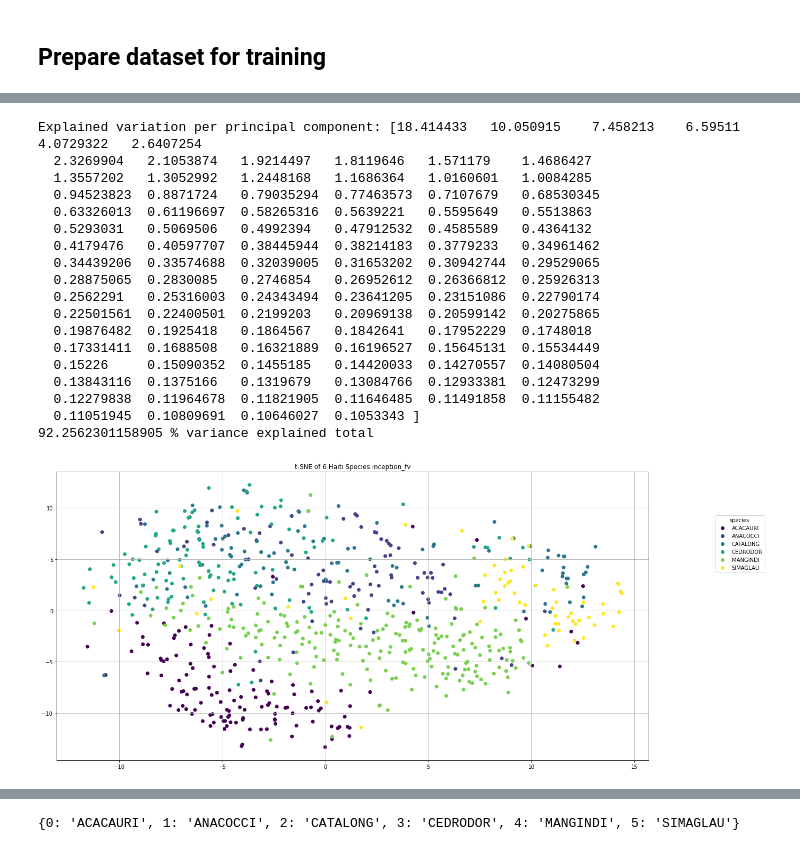
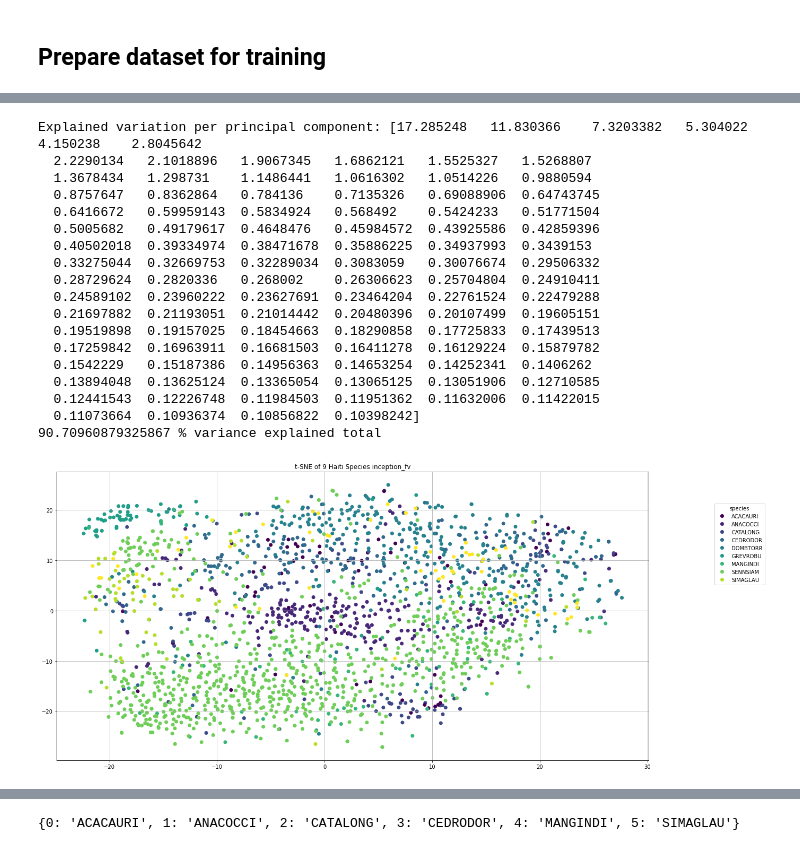
Before and after one commit to Greenstand/treetracker-machine-learning, a Jupyter notebook: species_classification/small_inception.ipynb, the cells around one changed output, grey strips where cells are left out. Cells and saved outputs as stored; diff of their text form; code cells hidden in the pictures.

```diff
--- a/species_classification/small_inception.ipynb
+++ b/species_classification/small_inception.ipynb
@@ -39,11 +39,18 @@ torch.backends.cudnn.benchmark = True
 
 For now, download each image/label pair Cam has specified ([Github link](https://gconfusion_matrixcom/Greenstand/Tree_Species/tree/master/training)).
 # %%
-datadir = "/home/ec2-user/SageMaker/treetracker-machine-learning/sample_datasets/Haiti/cam_training.psv"
+datadir = "/home/ec2-user/SageMaker/treetracker-machine-learning/sample_datasets/Haiti/training.psv"
+dataurl = "https://raw.githubusercontent.com/Greenstand/Tree_Species/master/training/training.psv"
+data_update = requests.get(dataurl)
+if data_update.status_code == 200:
+    print ("Successfully downloaded training set")
+    with open(datadir, 'w') as f:
+        f.write(data_update.text)
 baseurl = "https://treetracker-production-images.s3.eu-central-1.amazonaws.com/"
 assert os.path.exists(datadir)
 data = pd.read_csv(datadir, sep="|", header=None)
 data.columns = ["class", "imname"]
 data["url"] = baseurl + data["imname"]
+print (data.shape[0], " samples")
 data.head(5)
 # %% [output]
@@ -257,7 +266,7 @@ def feature_tsne(data, fv_col, pca_ndims=100):
     print (np.sum(pca.explained_variance_ratio_) * 100 , "% variance explained total")
     model_embedding = TSNE(n_components=2, perplexity=80.0, learning_rate=20.0, n_iter=15000).fit_transform(X_red)
     tsne_model_result = pd.DataFrame(model_embedding)
-    tsne_model_result["class"] = labels
+    tsne_model_result["class"] = data["class"]
     tsne_model_result.columns = ["x0", "x1", "class"]
 
     # Make figure
@@ -332,55 +373,45 @@ def train_model(model, criterion, tr_dataloader, val_dataloader, model_savepath,
 # %%
-inception = models.inception_v3(pretrained=True)
-set_parameter_requires_grad(inception, feature_extracting=True)
 
-inception_ft_preprocess = T.Compose([
-    T.Resize(299),
-    T.CenterCrop(299),
-    T.ToTensor(),
-    T.Normalize(mean=[0.485, 0.456, 0.406], std=[0.229, 0.224, 0.225]),
-])
-
-data['inception_fv'] = data.apply(predictor_helper, axis=1, model=inception, preprocess=inception_ft_preprocess)
 feature_tsne(data, 'inception_fv', 100)
 num_ftrs = inception.AuxLogits.fc.in_features
 inception.AuxLogits.fc = torch.nn.Linear(num_ftrs, num_classes)
 
 # Handle the primary net
 num_ftrs = inception.fc.in_features
 inception.fc = torch.nn.Linear(num_ftrs,num_classes)
 
 params_to_update = []
 for name, param in inception.named_parameters():
     if param.requires_grad:
         params_to_update.append(param)
 
 device = torch.device("cuda:0" if torch.cuda.is_available() else "cpu")
 print ("Device: ", device)
 print (params_to_update)
 class_weights = tr_dataset.make_class_weighting()
 criterion = torch.nn.CrossEntropyLoss(reduction="mean", weight=torch.Tensor(class_weights)).cuda()
 inception = inception.to(device)
 inception.train()
-optimizer = torch.optim.Adam(params_to_update, lr=5e-4, weight_decay=1e-4)
+optimizer = torch.optim.Adam(params_to_update, lr=5e-4, weight_decay=1e-3)
 # %% [output]
-Explained variation per principal component: [18.414433   10.050915    7.458213    6.59511     4.0729322   2.6407254
-  2.3269904   2.1053874   1.9214497   1.8119646   1.571179    1.4686427
-  1.3557202   1.3052992   1.2448168   1.1686364   1.0160601   1.0084285
-  0.94523823  0.8871724   0.79035294  0.77463573  0.7107679   0.68530345
-  0.63326013  0.61196697  0.58265316  0.5639221   0.5595649   0.5513863
-  0.5293031   0.5069506   0.4992394   0.47912532  0.4585589   0.4364132
-  0.4179476   0.40597707  0.38445944  0.38214183  0.3779233   0.34961462
-  0.34439206  0.33574688  0.32039005  0.31653202  0.30942744  0.29529065
-  0.28875065  0.2830085   0.2746854   0.26952612  0.26366812  0.25926313
-  0.2562291   0.25316003  0.24343494  0.23641205  0.23151086  0.22790174
-  0.22501561  0.22400501  0.2199203   0.20969138  0.20599142  0.20275865
-  0.19876482  0.1925418   0.1864567   0.1842641   0.17952229  0.1748018
-  0.17331411  0.1688508   0.16321889  0.16196527  0.15645131  0.15534449
-  0.15226     0.15090352  0.1455185   0.14420033  0.14270557  0.14080504
-  0.13843116  0.1375166   0.1319679   0.13084766  0.12933381  0.12473299
-  0.12279838  0.11964678  0.11821905  0.11646485  0.11491858  0.11155482
-  0.11051945  0.10809691  0.10646027  0.1053343 ]
-92.2562301158905 % variance explained total
+Explained variation per principal component: [17.285248   11.830366    7.3203382   5.304022    4.150238    2.8045642
+  2.2290134   2.1018896   1.9067345   1.6862121   1.5525327   1.5268807
+  1.3678434   1.298731    1.1486441   1.0616302   1.0514226   0.9880594
+  0.8757647   0.8362864   0.784136    0.7135326   0.69088906  0.64743745
+  0.6416672   0.59959143  0.5834924   0.568492    0.5424233   0.51771504
+  0.5005682   0.49179617  0.4648476   0.45984572  0.43925586  0.42859396
+  0.40502018  0.39334974  0.38471678  0.35886225  0.34937993  0.3439153
+  0.33275044  0.32669753  0.32289034  0.3083059   0.30076674  0.29506332
+  0.28729624  0.2820336   0.268002    0.26306623  0.25704804  0.24910411
+  0.24589102  0.23960222  0.23627691  0.23464204  0.22761524  0.22479288
+  0.21697882  0.21193051  0.21014442  0.20480396  0.20107499  0.19605151
+  0.19519898  0.19157025  0.18454663  0.18290858  0.17725833  0.17439513
+  0.17259842  0.16963911  0.16681503  0.16411278  0.16129224  0.15879782
+  0.1542229   0.15187386  0.14956363  0.14653254  0.14252341  0.1406262
+  0.13894048  0.13625124  0.13365054  0.13065125  0.13051906  0.12710585
+  0.12441543  0.12226748  0.11984503  0.11951362  0.11632006  0.11422015
+  0.11073664  0.10936374  0.10856822  0.10398242]
+90.70960879325867 % variance explained total
-[figure, old version]
+[figure, new version]
 Device:  cuda:0
 [Parameter containing:
```
Also changed, not shown: parts of 8 cells of this notebook.
